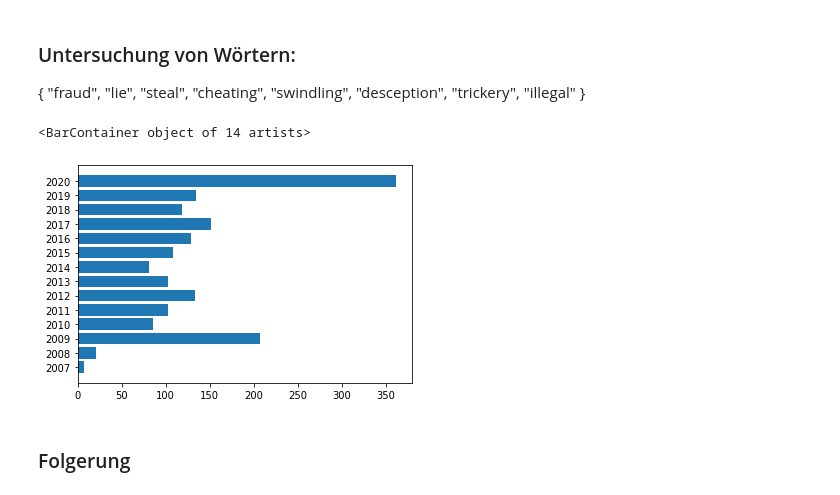
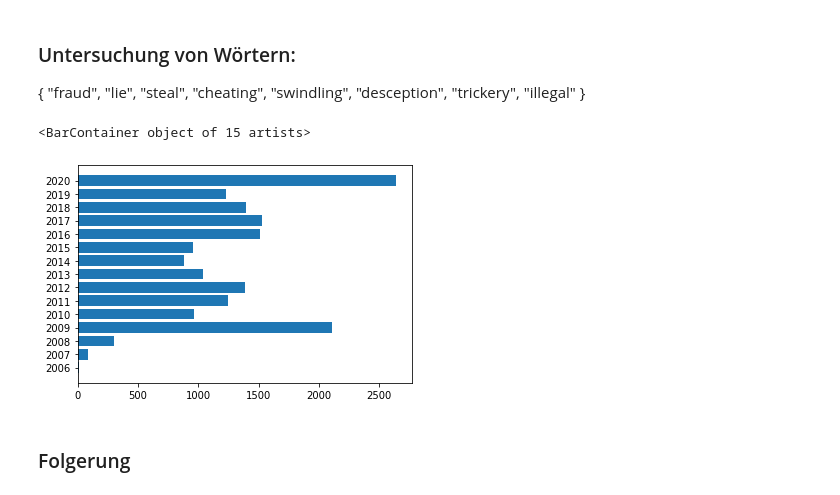
Before and after one commit to felixwortmann/tweeKaLytics, a Jupyter notebook: analytics.ipynb, the cells around one changed output. Drawn from its saved outputs; the diff is of its cells as text; code cells hidden in the pictures.

```diff
--- a/analytics.ipynb
+++ b/analytics.ipynb
@@ -175,12 +180,13 @@ def plot_by_account_year(word_set):
 "illegal"
 }
 # %%
+fraud_word_set = {"fraud","lie","steal","cheating","swindling","desception","trickery","illegal","voterfraud"}
 fig, ax = plt.subplots()
-key_data, value_data = plot_by_account_year({"fraud","lie","steal","cheating","swindling","desception","trickery","illegal"})
+key_data, value_data = plot_by_account_year(fraud_word_set)
 ax.barh(key_data,value_data)
 # %% [output]
-<BarContainer object of 14 artists>
+<BarContainer object of 15 artists>
-[figure, old version]
+[figure, new version]
 # %% [markdown]
 ### Folgerung
 # %% [markdown]
```
Also changed, not shown: parts of 14 cells of this notebook.
